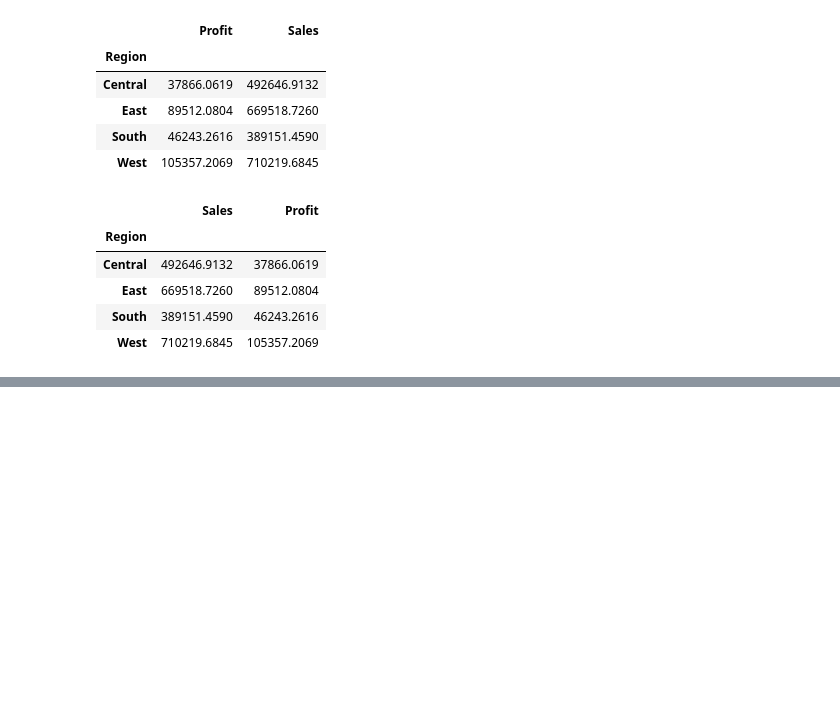
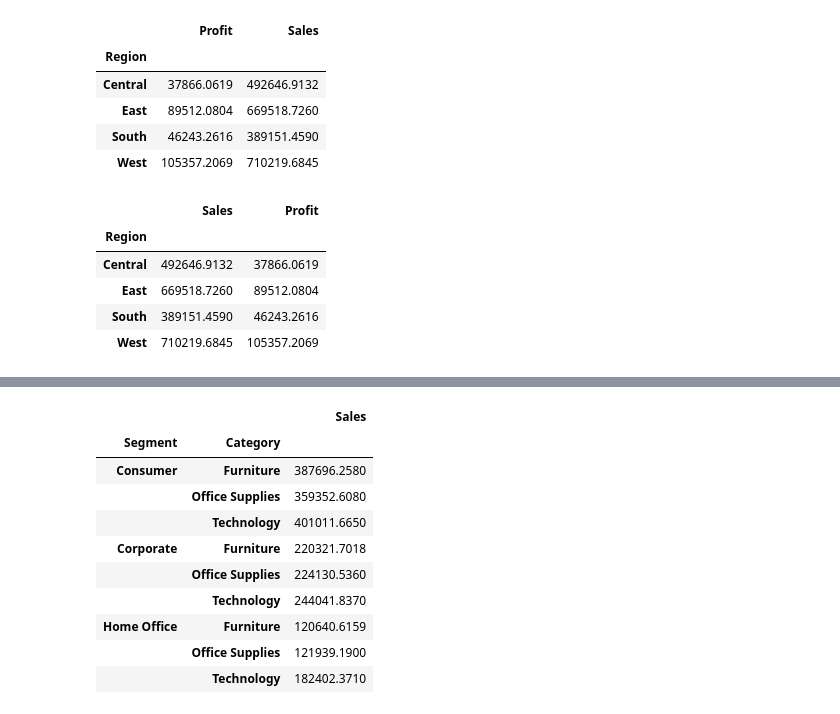
Before and after one commit to WillardDev/Python_Data_Analysis, a Jupyter notebook: Pandas_Data_Analysis.ipynb, the cells around one changed output, grey strips where cells are left out. Drawn from its saved outputs; the diff is of its cells as text; code cells hidden in the pictures; blank space fills up the shorter version.

```diff
--- a/Pandas_Data_Analysis.ipynb
+++ b/Pandas_Data_Analysis.ipynb
@@ -100,0 +128,14 @@ sap_region_gb
+# %%
+df.pivot_table(index=['Segment', 'Category'], values='Sales', aggfunc='sum')
+# %% [output]
+|  |  | Sales |
+| Segment | Category |  |
+| Consumer | Furniture | 387696.2580 |
+|  | Office Supplies | 359352.6080 |
+|  | Technology | 401011.6650 |
+| Corporate | Furniture | 220321.7018 |
+|  | Office Supplies | 224130.5360 |
+|  | Technology | 244041.8370 |
+| Home Office | Furniture | 120640.6159 |
+|  | Office Supplies | 121939.1900 |
+|  | Technology | 182402.3710 |
```
Also changed, not shown: parts of 6 cells of this notebook.
